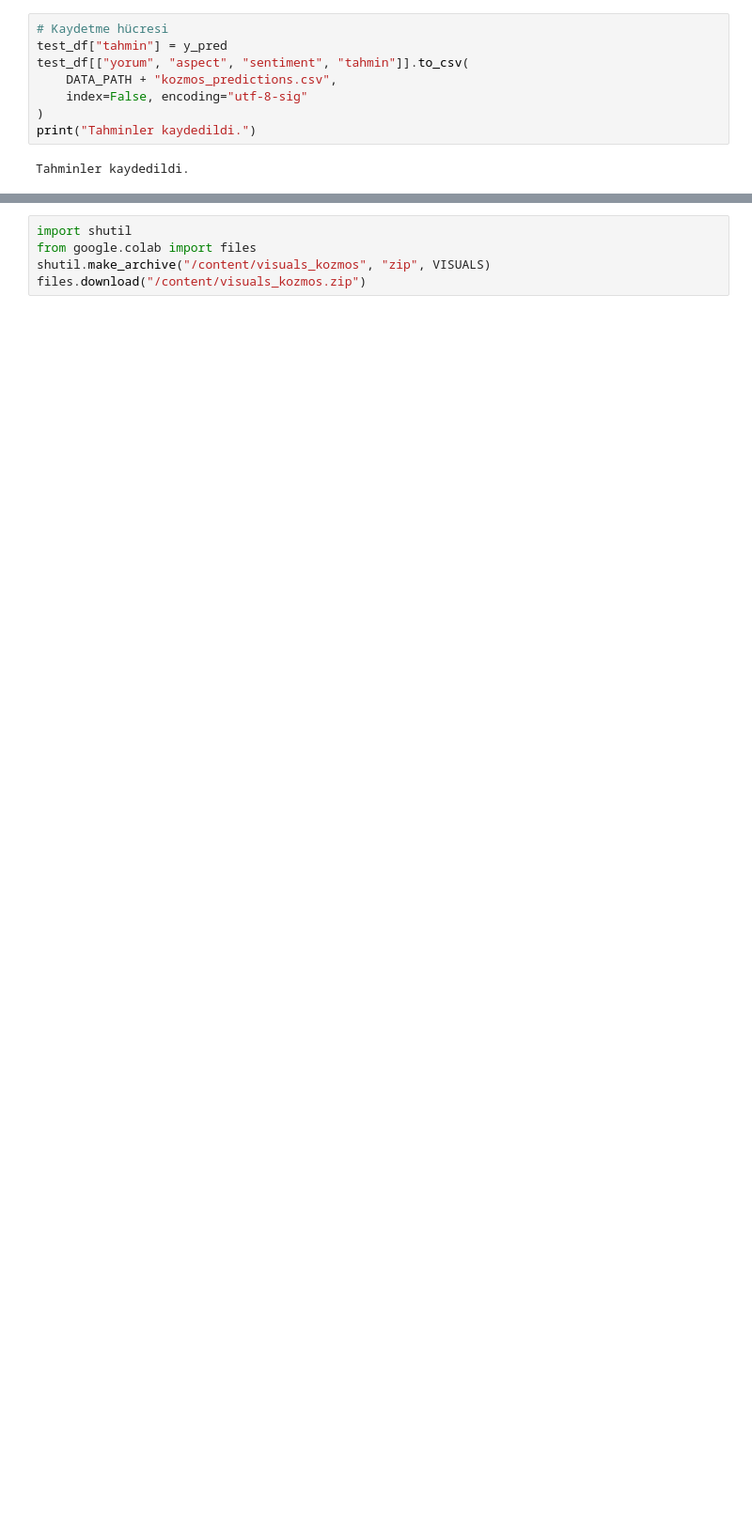
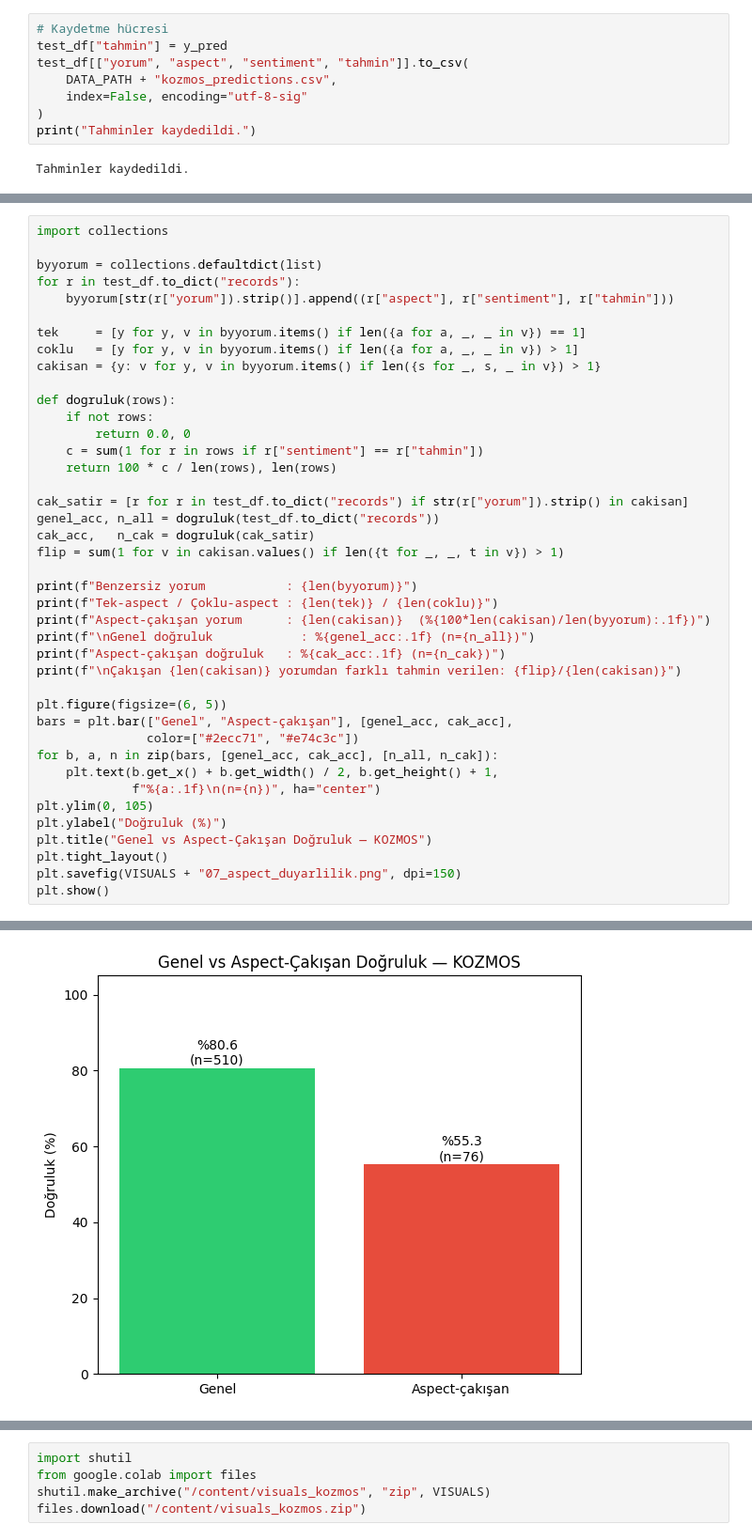
Before and after one commit to Xhymie/Konu-Bazli-Duygu-Analizi, a Jupyter notebook: notebooks/03_yontem_kozmos.ipynb, the cells around one changed output, grey strips where cells are left out. Shown at 94% size. Saved outputs shown, nothing was run; the diff lists cells and outputs as text; blank space fills up the shorter version.

```diff
--- a/notebooks/03_yontem_kozmos.ipynb
+++ b/notebooks/03_yontem_kozmos.ipynb
@@ -391,0 +420,42 @@ Kaydedildi: 06_gercek_vs_tahmin.png
+# %%
+import collections
+
+byyorum = collections.defaultdict(list)
+for r in test_df.to_dict("records"):
+    byyorum[str(r["yorum"]).strip()].append((r["aspect"], r["sentiment"], r["tahmin"]))
+
+tek     = [y for y, v in byyorum.items() if len({a for a, _, _ in v}) == 1]
+coklu   = [y for y, v in byyorum.items() if len({a for a, _, _ in v}) > 1]
+cakisan = {y: v for y, v in byyorum.items() if len({s for _, s, _ in v}) > 1}
+
+def dogruluk(rows):
+    if not rows:
+        return 0.0, 0
+    c = sum(1 for r in rows if r["sentiment"] == r["tahmin"])
+    return 100 * c / len(rows), len(rows)
+
+cak_satir = [r for r in test_df.to_dict("records") if str(r["yorum"]).strip() in cakisan]
+genel_acc, n_all = dogruluk(test_df.to_dict("records"))
+cak_acc,   n_cak = dogruluk(cak_satir)
+flip = sum(1 for v in cakisan.values() if len({t for _, _, t in v}) > 1)
+
+print(f"Benzersiz yorum           : {len(byyorum)}")
+print(f"Tek-aspect / Çoklu-aspect : {len(tek)} / {len(coklu)}")
+print(f"Aspect-çakışan yorum      : {len(cakisan)}  (%{100*len(cakisan)/len(byyorum):.1f})")
+print(f"\nGenel doğruluk            : %{genel_acc:.1f} (n={n_all})")
+print(f"Aspect-çakışan doğruluk   : %{cak_acc:.1f} (n={n_cak})")
+print(f"\nÇakışan {len(cakisan)} yorumdan farklı tahmin verilen: {flip}/{len(cakisan)}")
+
+plt.figure(figsize=(6, 5))
+bars = plt.bar(["Genel", "Aspect-çakışan"], [genel_acc, cak_acc],
+               color=["#2ecc71", "#e74c3c"])
+for b, a, n in zip(bars, [genel_acc, cak_acc], [n_all, n_cak]):
+    plt.text(b.get_x() + b.get_width() / 2, b.get_height() + 1,
+             f"%{a:.1f}\n(n={n})", ha="center")
+plt.ylim(0, 105)
+plt.ylabel("Doğruluk (%)")
+plt.title("Genel vs Aspect-Çakışan Doğruluk — KOZMOS")
+plt.tight_layout()
+plt.savefig(VISUALS + "07_aspect_duyarlilik.png", dpi=150)
+plt.show()
+# %% [output]
@@ -391,0 +470 @@ Kaydedildi: 06_gercek_vs_tahmin.png
+[figure, added]
```
Also changed, not shown: parts of 29 cells of this notebook, 2 other files.
